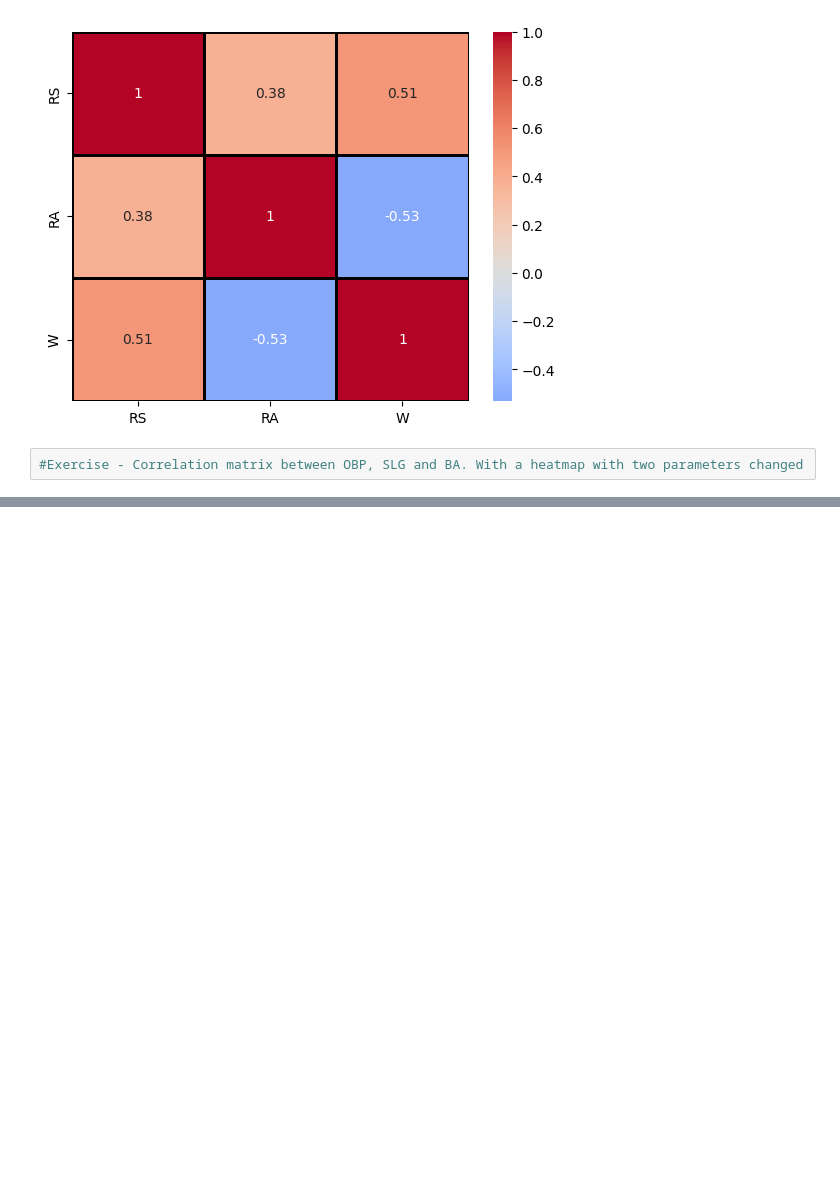
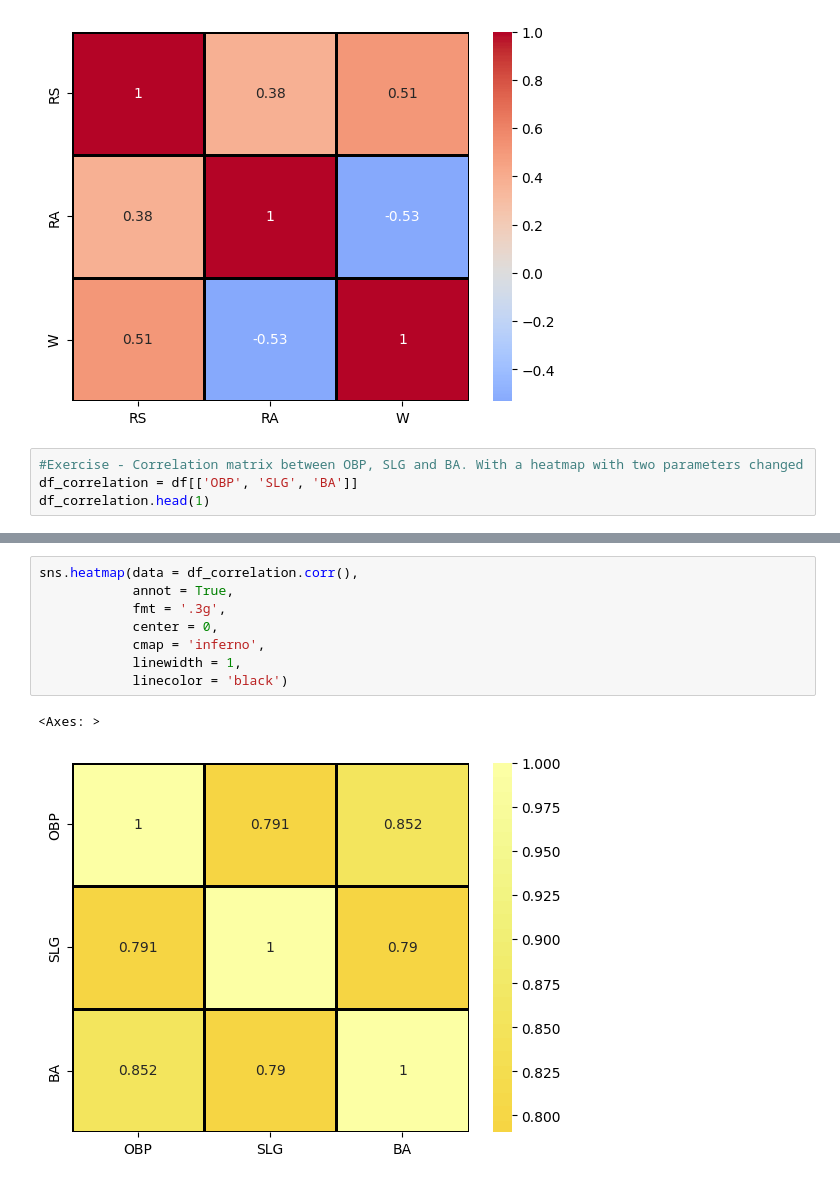
Before and after one commit to Nimira43/Business-Data-Analytics-Intelligence, a Jupyter notebook: Basic_Statistics.ipynb, the cells around one changed output, grey strips where cells are left out. Saved outputs shown, nothing was run; the diff lists cells and outputs as text; blank space fills up the shorter version.

Commit message:
Correlation test exercise

```diff
--- a/Basic_Statistics.ipynb
+++ b/Basic_Statistics.ipynb
@@ -224,3 +224,5 @@ sns.heatmap(data = df_correlation.corr(),
 [figure]
 # %%
 #Exercise - Correlation matrix between OBP, SLG and BA. With a heatmap with two parameters changed
+df_correlation = df[['OBP', 'SLG', 'BA']]
+df_correlation.head(1)
@@ -226,0 +239,11 @@ sns.heatmap(data = df_correlation.corr(),
+# %%
+sns.heatmap(data = df_correlation.corr(),
+            annot = True,
+            fmt = '.3g',
+            center = 0,
+            cmap = 'inferno',
+            linewidth = 1,
+            linecolor = 'black')
+# %% [output]
+<Axes: >
+[figure, added]
```
Also changed, not shown: parts of 3 cells of this notebook.
